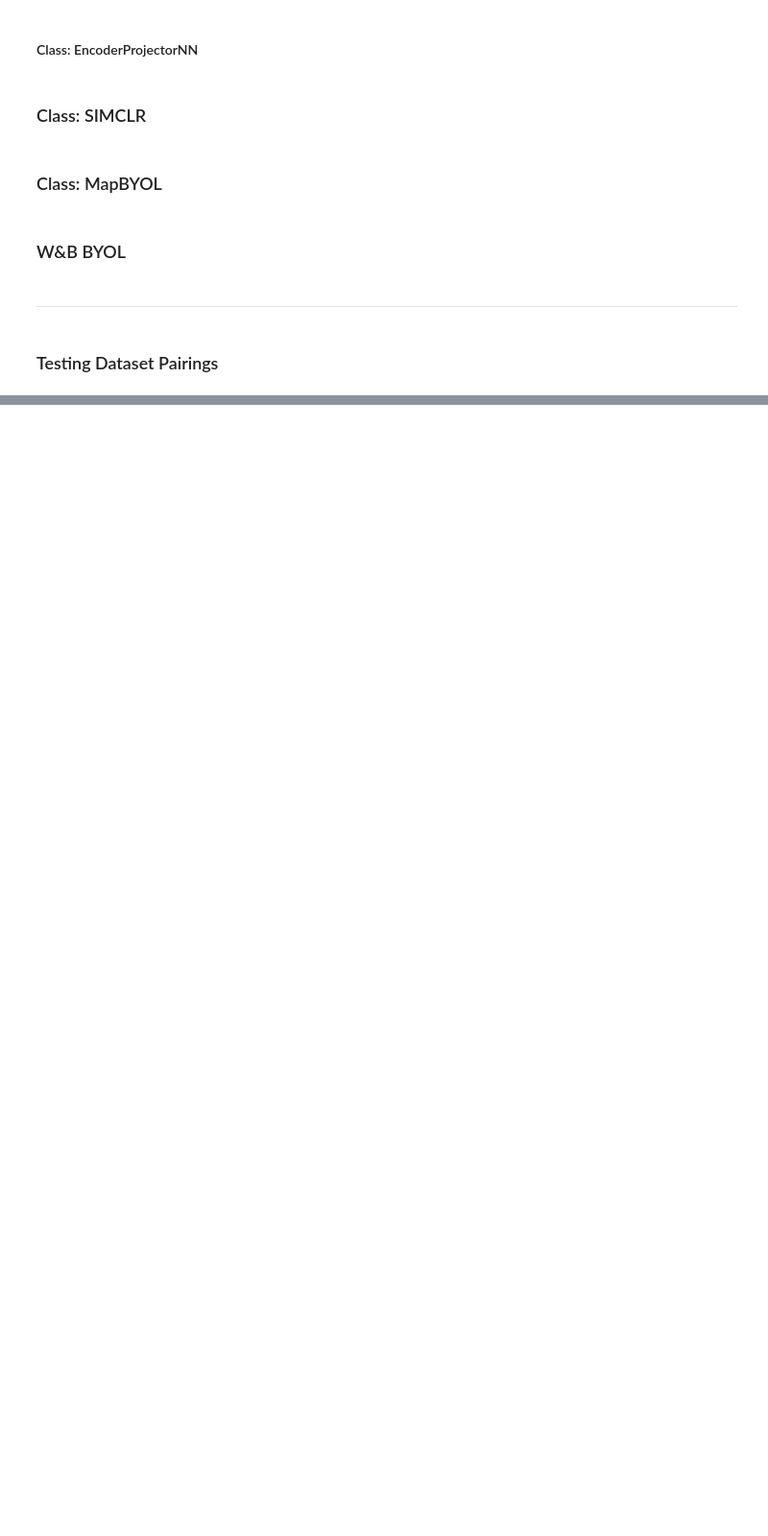
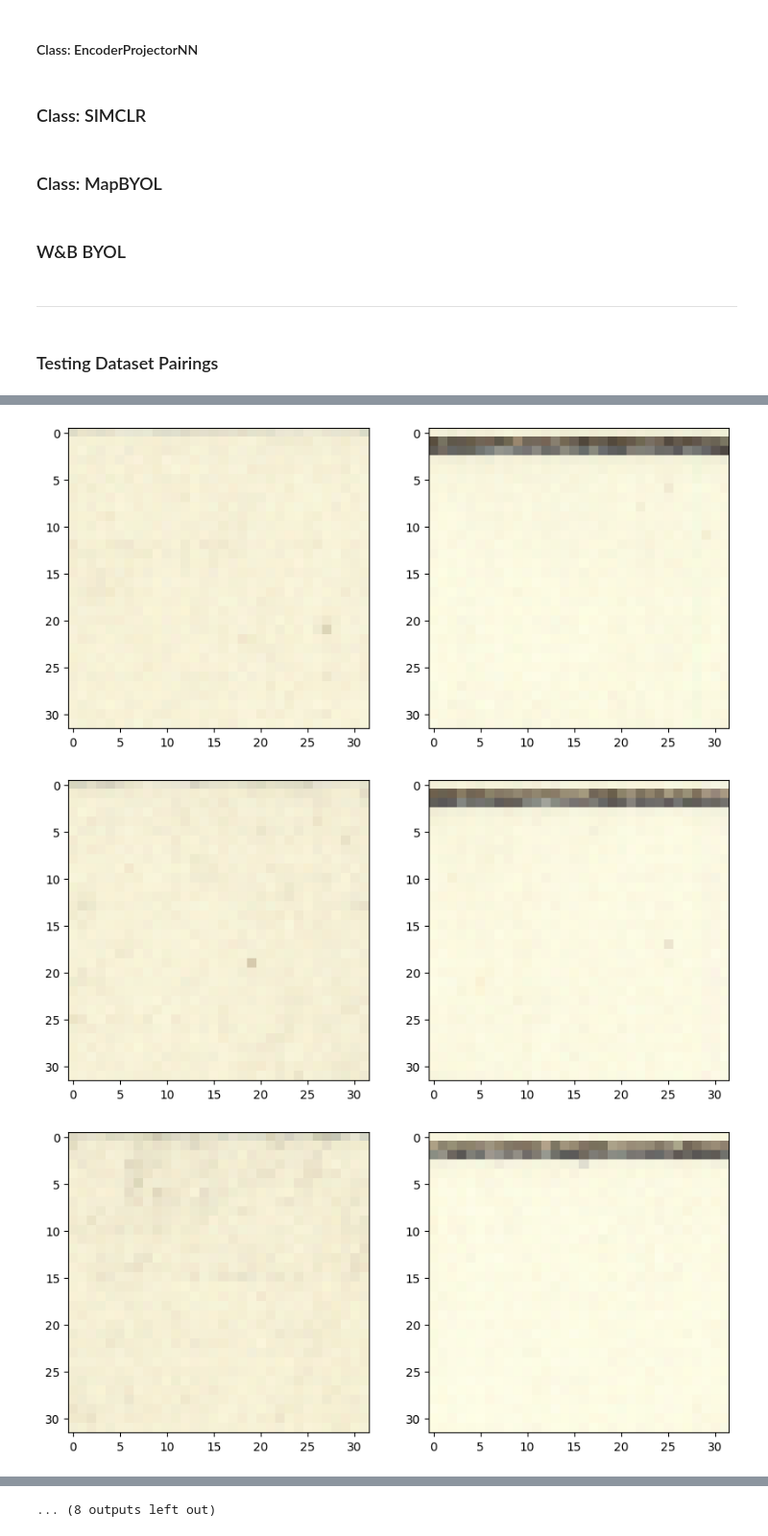
Before and after one commit to alv31415/contrastive-map, a Jupyter notebook: src/contrastive_data_generator.ipynb, the cells around one changed output, grey strips where cells are left out. Shown at 96% size. Drawn from its saved outputs; the diff is of its cells as text; code cells hidden in the pictures; blank space fills up the shorter version.

```diff
--- a/src/contrastive_data_generator.ipynb
+++ b/src/contrastive_data_generator.ipynb
@@ -1089,6 +1293,6 @@ wb_byol_nn.compile_optimiser()
 def show_patch_pairs(patches):
     for patch_1, patch_2 in patches:
         fig, ax = plt.subplots(1,2,figsize = (10,5))
-        ax[0].imshow(patch_1)
-        ax[1].imshow(patch_2)
+        ax[0].imshow(patch_1.patch)
+        ax[1].imshow(patch_2.patch)
         plt.show()
@@ -1094,0 +1316,7 @@ def show_patch_pairs(patches):
+# %%
+patches_1 = MapPatch.get_map_patch_list(file_name = "../src/data/originals/32/82877433.png",
+                                        patch_width = 32,
+                                        verbose = True)
+patches_2 = MapPatch.get_map_patch_list(file_name = "../src/data/originals/32/82877436.png",
+                                        patch_width = 32,
+                                        verbose = True)
@@ -1094,0 +1326,6 @@ def show_patch_pairs(patches):
+# %%
+show_patch_pairs(zip(patches_1[50:70], patches_2[50:70]))
+# %% [output]
+[figure, added]
+[figure, added]
+[figure, added]
@@ -1095 +1341,2 @@ def show_patch_pairs(patches):
+... (8 outputs left out)
 # %%
```
Also changed, not shown: parts of 11 cells of this notebook, 1 other file.
